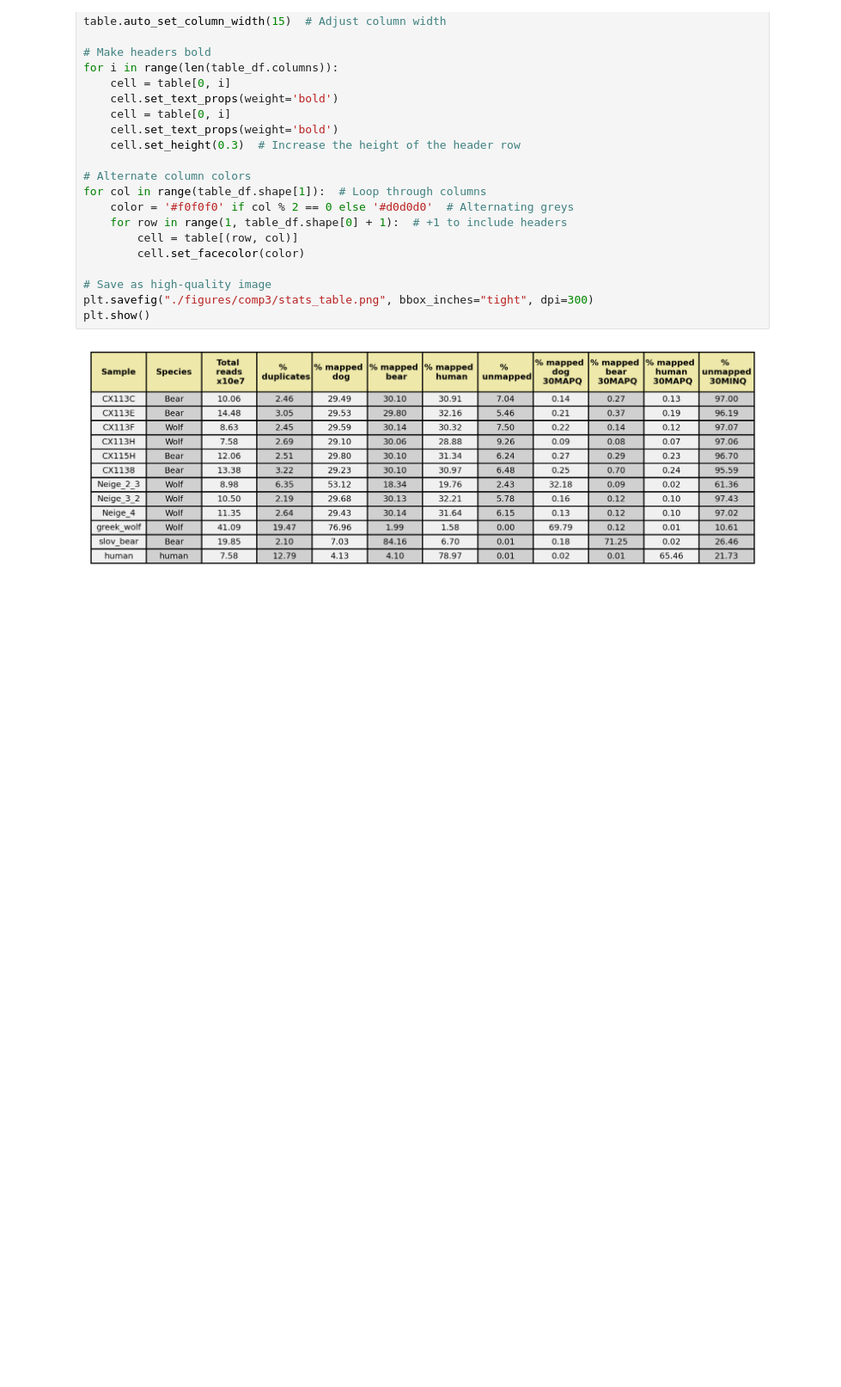
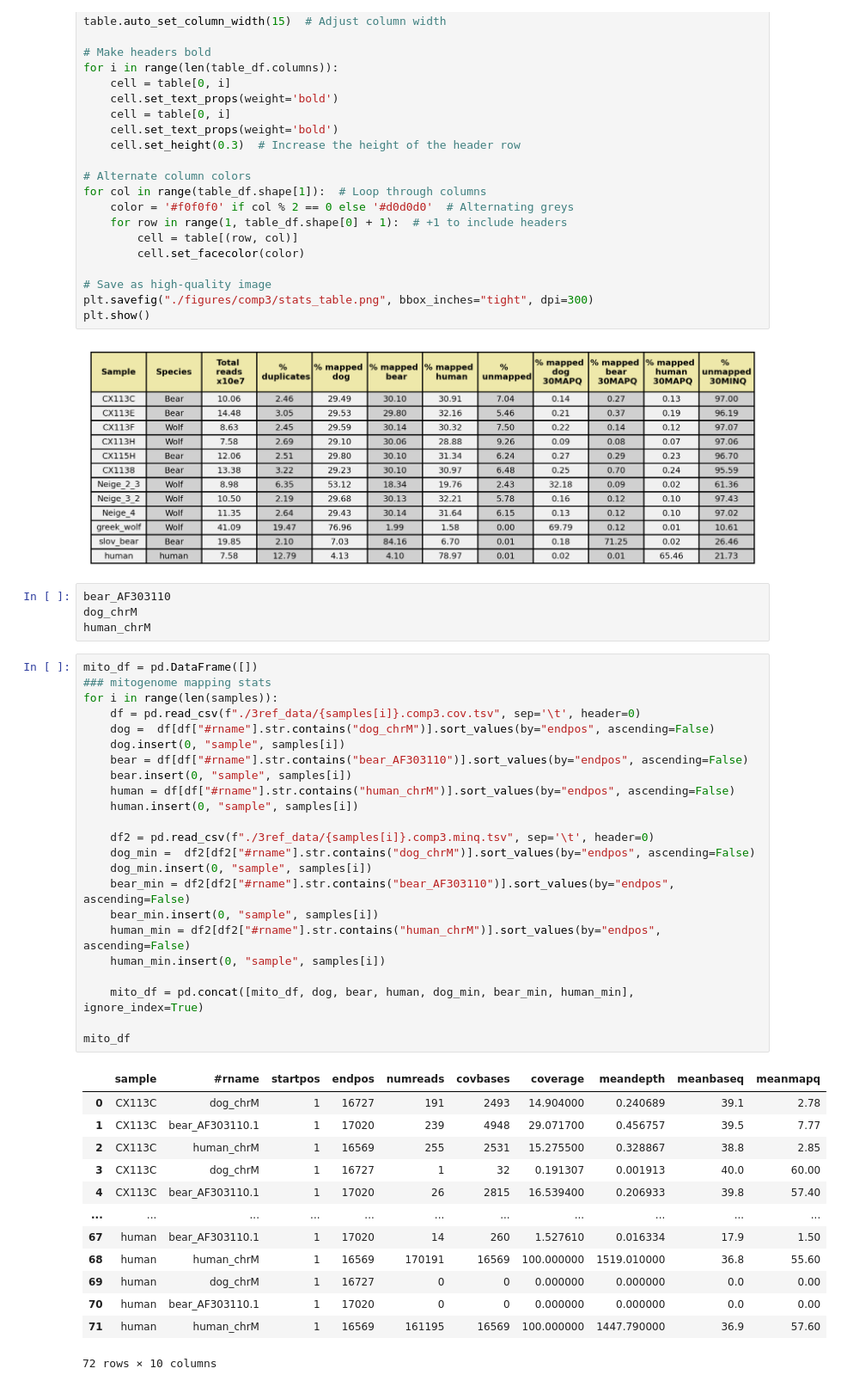
Before and after one commit to HGord2022/snowtracks, a Jupyter notebook: 3comp_mapping.ipynb, the cells around one changed output. Shown: that part at 86% size. Saved outputs shown, nothing was run; the diff lists cells and outputs as text; blank space fills up the shorter version.

Commit message:
added mitogenome table

```diff
--- a/3comp_mapping.ipynb
+++ b/3comp_mapping.ipynb
@@ -291,3 +291,44 @@ plt.savefig("./figures/comp3/stats_table.png", bbox_inches="tight", dpi=300)
 plt.show()
 # %% [output]
 [figure]
+# %%
+bear_AF303110
+dog_chrM
+human_chrM
+# %%
+mito_df = pd.DataFrame([])
+### mitogenome mapping stats
+for i in range(len(samples)):
+    df = pd.read_csv(f"./3ref_data/{samples[i]}.comp3.cov.tsv", sep='\t', header=0)
+    dog =  df[df["#rname"].str.contains("dog_chrM")].sort_values(by="endpos", ascending=False)
+    dog.insert(0, "sample", samples[i])
+    bear = df[df["#rname"].str.contains("bear_AF303110")].sort_values(by="endpos", ascending=False)
+    bear.insert(0, "sample", samples[i])
+    human = df[df["#rname"].str.contains("human_chrM")].sort_values(by="endpos", ascending=False)
+    human.insert(0, "sample", samples[i])
+
+    df2 = pd.read_csv(f"./3ref_data/{samples[i]}.comp3.minq.tsv", sep='\t', header=0)
+    dog_min =  df2[df2["#rname"].str.contains("dog_chrM")].sort_values(by="endpos", ascending=False)
+    dog_min.insert(0, "sample", samples[i])
+    bear_min = df2[df2["#rname"].str.contains("bear_AF303110")].sort_values(by="endpos", ascending=False)
+    bear_min.insert(0, "sample", samples[i])
+    human_min = df2[df2["#rname"].str.contains("human_chrM")].sort_values(by="endpos", ascending=False)
+    human_min.insert(0, "sample", samples[i])
+
+    mito_df = pd.concat([mito_df, dog, bear, human, dog_min, bear_min, human_min], ignore_index=True)
+
+mito_df
+# %% [output]
+|  | sample | #rname | startpos | endpos | numreads | covbases | coverage | meandepth | meanbaseq | meanmapq |
+| 0 | CX113C | dog_chrM | 1 | 16727 | 191 | 2493 | 14.904000 | 0.240689 | 39.1 | 2.78 |
+| 1 | CX113C | bear_AF303110.1 | 1 | 17020 | 239 | 4948 | 29.071700 | 0.456757 | 39.5 | 7.77 |
+| 2 | CX113C | human_chrM | 1 | 16569 | 255 | 2531 | 15.275500 | 0.328867 | 38.8 | 2.85 |
+| 3 | CX113C | dog_chrM | 1 | 16727 | 1 | 32 | 0.191307 | 0.001913 | 40.0 | 60.00 |
+| 4 | CX113C | bear_AF303110.1 | 1 | 17020 | 26 | 2815 | 16.539400 | 0.206933 | 39.8 | 57.40 |
+| ... | ... | ... | ... | ... | ... | ... | ... | ... | ... | ... |
+| 67 | human | bear_AF303110.1 | 1 | 17020 | 14 | 260 | 1.527610 | 0.016334 | 17.9 | 1.50 |
+| 68 | human | human_chrM | 1 | 16569 | 170191 | 16569 | 100.000000 | 1519.010000 | 36.8 | 55.60 |
+| 69 | human | dog_chrM | 1 | 16727 | 0 | 0 | 0.000000 | 0.000000 | 0.0 | 0.00 |
+| 70 | human | bear_AF303110.1 | 1 | 17020 | 0 | 0 | 0.000000 | 0.000000 | 0.0 | 0.00 |
+| 71 | human | human_chrM | 1 | 16569 | 161195 | 16569 | 100.000000 | 1447.790000 | 36.9 | 57.60 |
+72 rows × 10 columns
```
